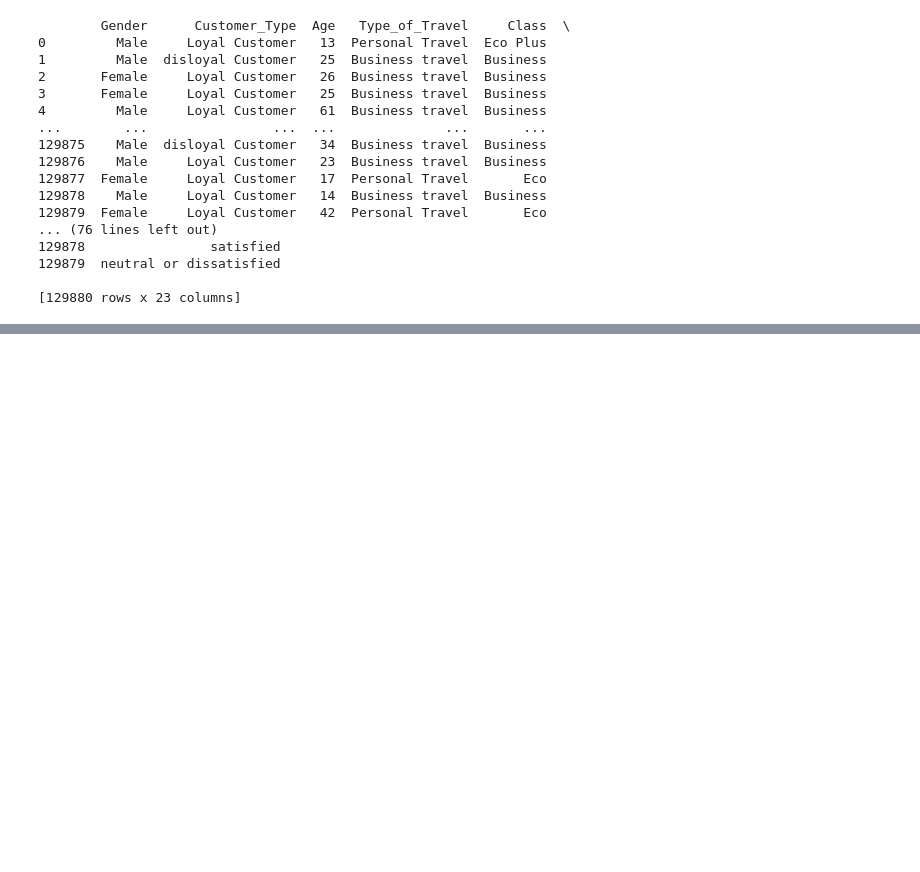
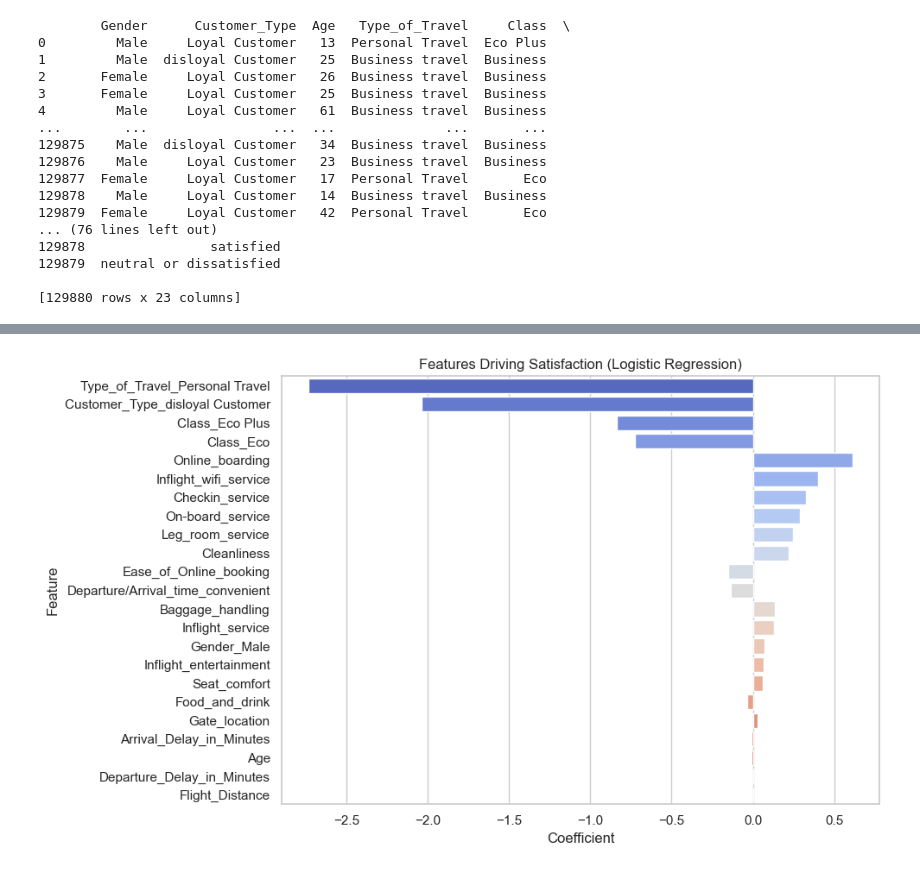
Before and after one commit to KcRyan7487/ANA500_MicroProject, a Jupyter notebook: AirlineSatisfaction.ipynb, the cells around one changed output, grey strips where cells are left out. Drawn from its saved outputs; the diff is of its cells as text; code cells hidden in the pictures; blank space fills up the shorter version.

```diff
--- a/AirlineSatisfaction.ipynb
+++ b/AirlineSatisfaction.ipynb
@@ -94,0 +195,88 @@ df.to_csv('AirlineSatisfaction_Transformed.csv', index=False)
+# %%
+import pandas as pd
+from sklearn.model_selection import train_test_split
+from sklearn.preprocessing import OneHotEncoder
+from sklearn.compose import ColumnTransformer
+from sklearn.pipeline import Pipeline
+from sklearn.linear_model import LogisticRegression
+from sklearn.tree import DecisionTreeClassifier
+import matplotlib.pyplot as plt
+import seaborn as sns
+import numpy as np
+
+
+df = pd.read_csv("AirlineSatisfaction_Transformed.csv")
+
+#Drop rows with missing values (will only drop due to Arrival Delay in Minutes, for only 393 observations)
+df = df.dropna()
+
+#Encode target variable for satisfaction; 1 for satisfied and 0 if not
+df["satisfaction_binary"] = df["satisfaction"].apply(lambda x: 1 if x.strip().lower() == "satisfied" else 0)
+
+#Build logistic regression model
+X = df.drop(columns=["satisfaction", "satisfaction_binary"])
+y = df["satisfaction_binary"]
+categorical_cols = X.select_dtypes(include="object").columns.tolist()
+numeric_cols = X.select_dtypes(include=["int64", "float64"]).columns.tolist()
+preprocessor = ColumnTransformer(
+    transformers=[
+        ('cat', OneHotEncoder(drop='first', handle_unknown='ignore'), categorical_cols),
+        ('num', 'passthrough', numeric_cols)
+    ]
+)
+
+logreg_pipeline = Pipeline(steps=[
+    ('preprocessor', preprocessor),
+    ('classifier', LogisticRegression(max_iter=10000))
+])
+
+X_train, X_test, y_train, y_test = train_test_split(X, y, stratify=y, test_size=0.2, random_state=42)
+
+logreg_pipeline.fit(X_train, y_train)
+
+#Also adding a section to output the actual statistics about the fitted model so we can examine them
+#But looks like we can't get it from sklearn so instead have to use statsmodels for this use-case
+import statsmodels.api as sm
+X_train_encoded = preprocessor.fit_transform(X_train)
+
+#Build DataFrame for statsmodels with column names
+X_train_df = pd.DataFrame(
+    X_train_encoded.toarray() if hasattr(X_train_encoded, "toarray") else X_train_encoded,
+    columns=all_feature_names
+)
+
+#Add intercept manually
+X_train_df = sm.add_constant(X_train_df)
+#Fit statsmodels logistic regression
+sm_model = sm.Logit(y_train.values, X_train_df)
+sm_result = sm_model.fit()
+
+#Print detailed model statistical summary (coefficients and p values visible etc...)
+print(sm_result.summary())
+
+
+
+
+
+#Get variable names again post encoding
+ohe = logreg_pipeline.named_steps["preprocessor"].named_transformers_["cat"]
+ohe_feature_names = ohe.get_feature_names_out(categorical_cols)
+all_feature_names = np.concatenate([ohe_feature_names, numeric_cols])
+
+#grab coefficients
+coefficients = logreg_pipeline.named_steps["classifier"].coef_[0]
+coef_df = pd.DataFrame({
+    "Feature": all_feature_names,
+    "Coefficient": coefficients
+}).sort_values(by="Coefficient", key=np.abs, ascending=False)
+
+#Plot the top 100 variables/features (so should just show all of them unless we exceed this high cap but we will not here)
+plt.figure(figsize=(10, 6))
+sns.barplot(data=coef_df.head(100), x="Coefficient", y="Feature", palette="coolwarm")
+plt.title("Features Driving Satisfaction (Logistic Regression)")
+plt.tight_layout()
+plt.show()
+
+
+#Now the only message left is a future warning so nbd
+# %% [output]
@@ -94,0 +303 @@ df.to_csv('AirlineSatisfaction_Transformed.csv', index=False)
+[figure, added]
```
Also changed, not shown: parts of 7 cells of this notebook, 5 other files.
